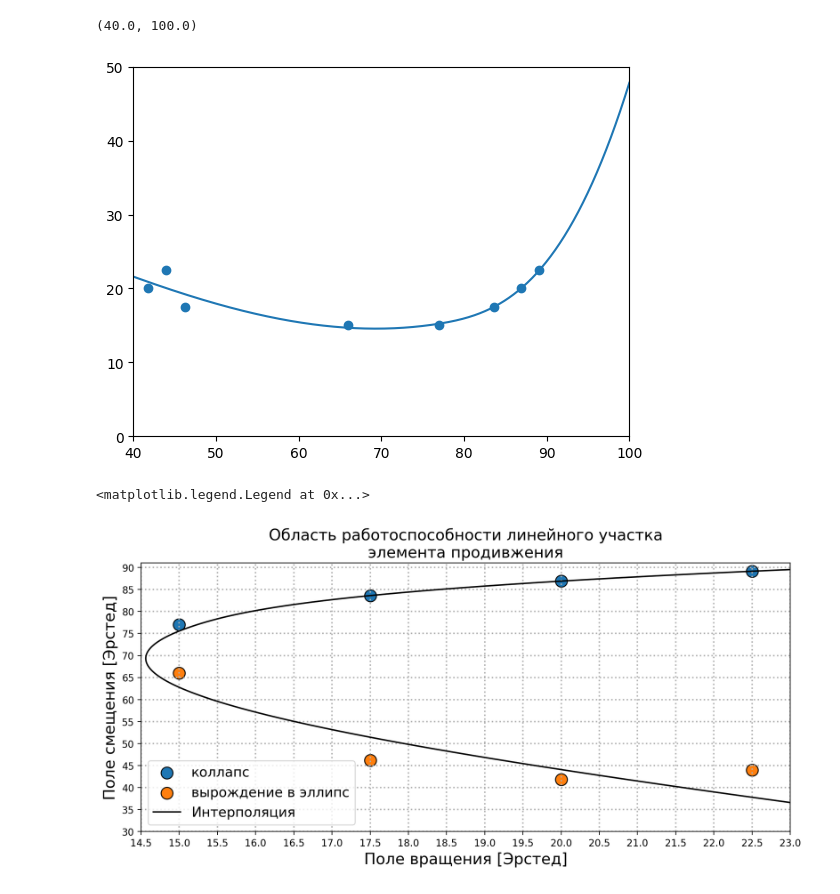
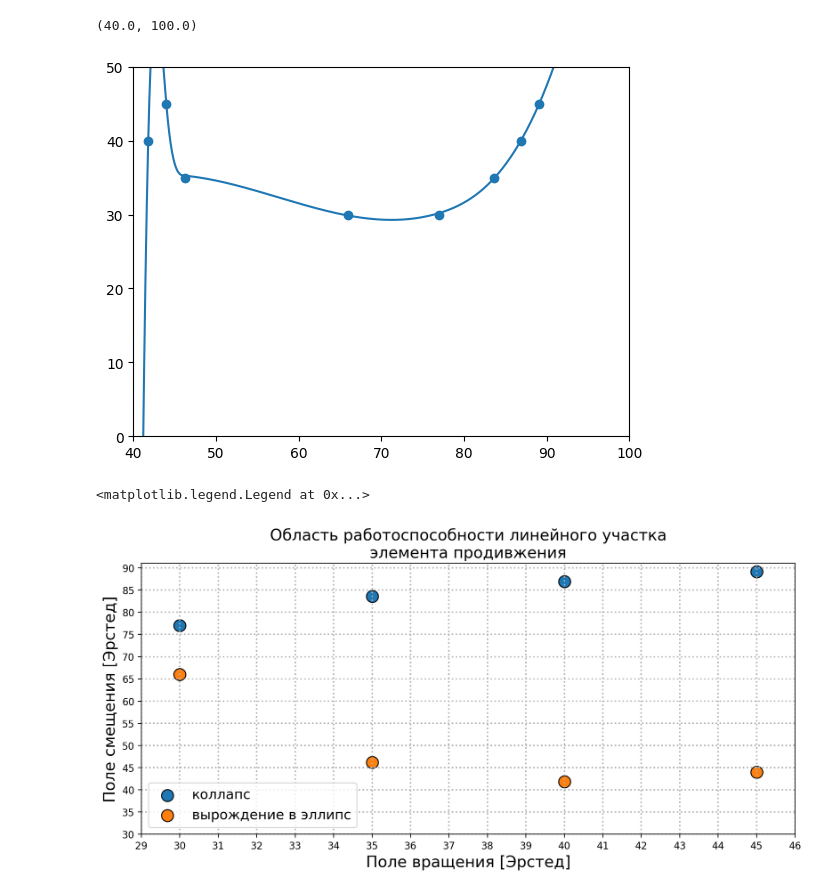
Before and after one commit to ShmakovVladimir/Labs, a Jupyter notebook: Твердотельная Электроника/Исследование работы сдвигового регистра на цилиндрических магнитных центрах/main.ipynb, the cells around one changed output. Cells and saved outputs as stored; diff of their text form; code cells hidden in the pictures.

```diff
--- a/Твердотельная Электроника/Исследование работы сдвигового регистра на цилиндрических магнитных центрах/main.ipynb
+++ b/Твердотельная Электроника/Исследование работы сдвигового регистра на цилиндрических магнитных центрах/main.ipynb
@@ -6,8 +6,8 @@ from scipy.optimize import curve_fit
 import scipy.interpolate as interp
 # %%
 data = pd.read_csv("table.csv")
-scale_rot, scale_tr = 50, 110 #ампер в Эрстед
-rot_field = data.I_rot * scale_rot / 100
+scale_rot, scale_tr = 50, 110
+rot_field = data.I_rot * scale_rot / 50
 tr_collapse_field = data.I_tr_collapse * scale_tr / 100
 tr_ellipse_field = data.I_tr_ellipse * scale_tr / 100
 # %%
@@ -16,25 +16,25 @@ def parabola_fit(x, offset, bias, amp):
 # %%
 x = np.concatenate([rot_field, rot_field])
 y = np.concatenate([tr_collapse_field, tr_ellipse_field])
 mask = np.argsort(y)
 x, y = x[mask], y[mask]
 
 
 param, _ = curve_fit(parabola_fit,
                      y,
                      x)
 y_line = np.linspace(20, 100, 1000)
 x_parab = parabola_fit(y_line, *param)
 
-interpolation = interp.UnivariateSpline(y, x, s = 10)(y_line)
+interpolation = interp.UnivariateSpline(y, x, s = 0.2)(y_line)
 
 plt.scatter(y, x)
 plt.plot(y_line, interpolation)
 plt.ylim(0, 50)
 plt.xlim(40, 100)
 # %% [output]
 (40.0, 100.0)
-[figure, old version]
+[figure, new version]
 # %%
 plt.figure(figsize = (12, 5), dpi = 200)
 plt.scatter(rot_field, tr_collapse_field, s = 150, edgecolors='black', label = 'коллапс')
@@ -42,15 +42,15 @@ plt.scatter(rot_field, tr_ellipse_field, s = 150, edgecolors='black', label = '
 plt.xlabel("Поле вращения [Эрстед]", fontsize = 16)
 plt.ylabel("Поле смещения [Эрстед]", fontsize = 16)
 
-plt.xticks(np.arange(14, 30, 0.5))
+plt.xticks(np.arange(14, 60, 1))
 plt.yticks(np.arange(10, 100, 5))
-plt.xlim(14.5, 23)
+plt.xlim(29, 46)
 plt.ylim(30, 91)
 plt.grid(ls = ":", linewidth = 1.5)
 plt.title("Область работоспособности линейного участка\nэлемента продивжения",
           fontsize = 16)
-plt.plot(interpolation, y_line, color = 'black', label = 'Интерполяция')
+
 plt.legend(fontsize = 14, loc = 'lower left')
 # %% [output]
 <matplotlib.legend.Legend at 0x...>
-[figure, old version]
+[figure, new version]
```
Also changed, not shown: 4 other files.
